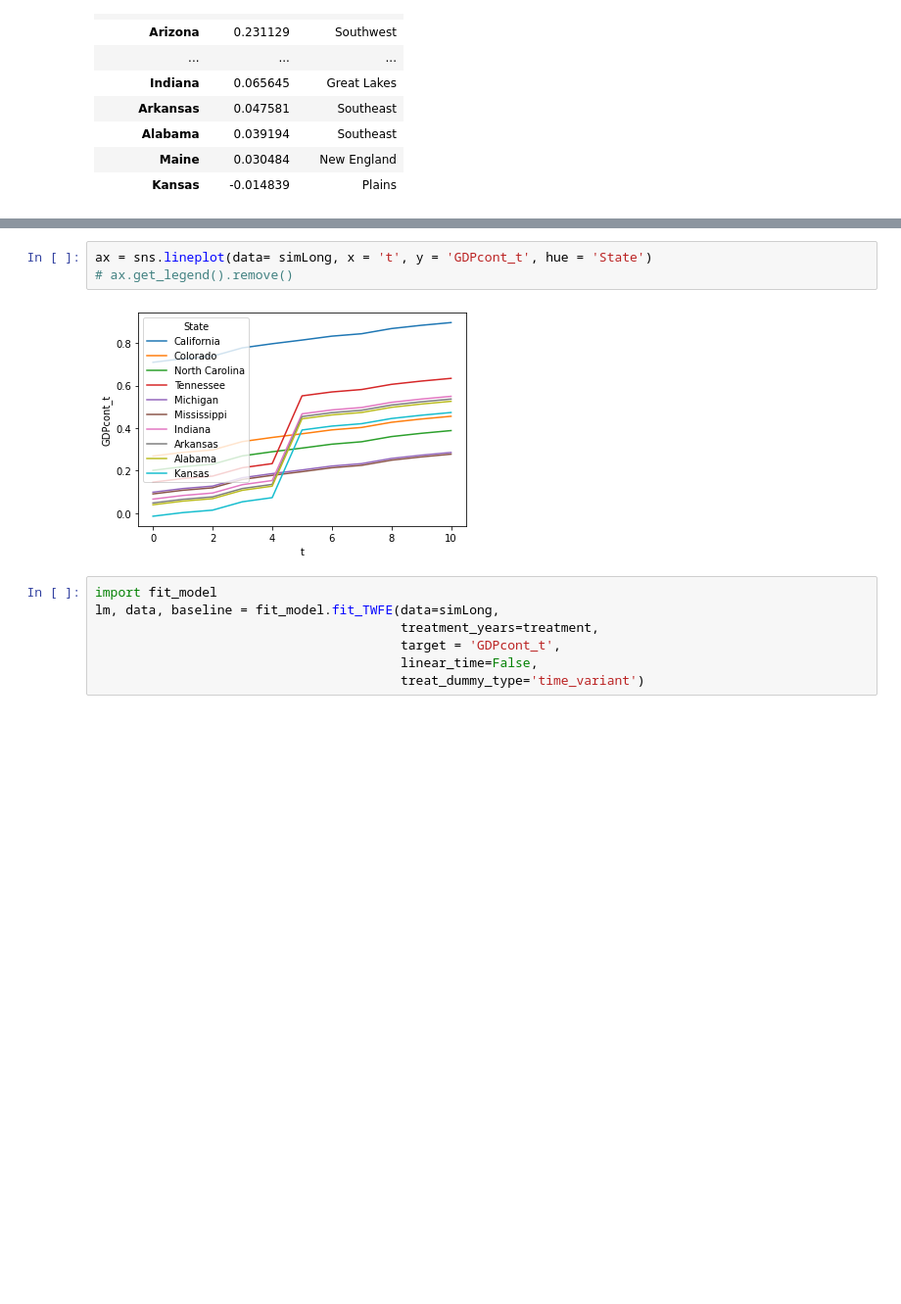
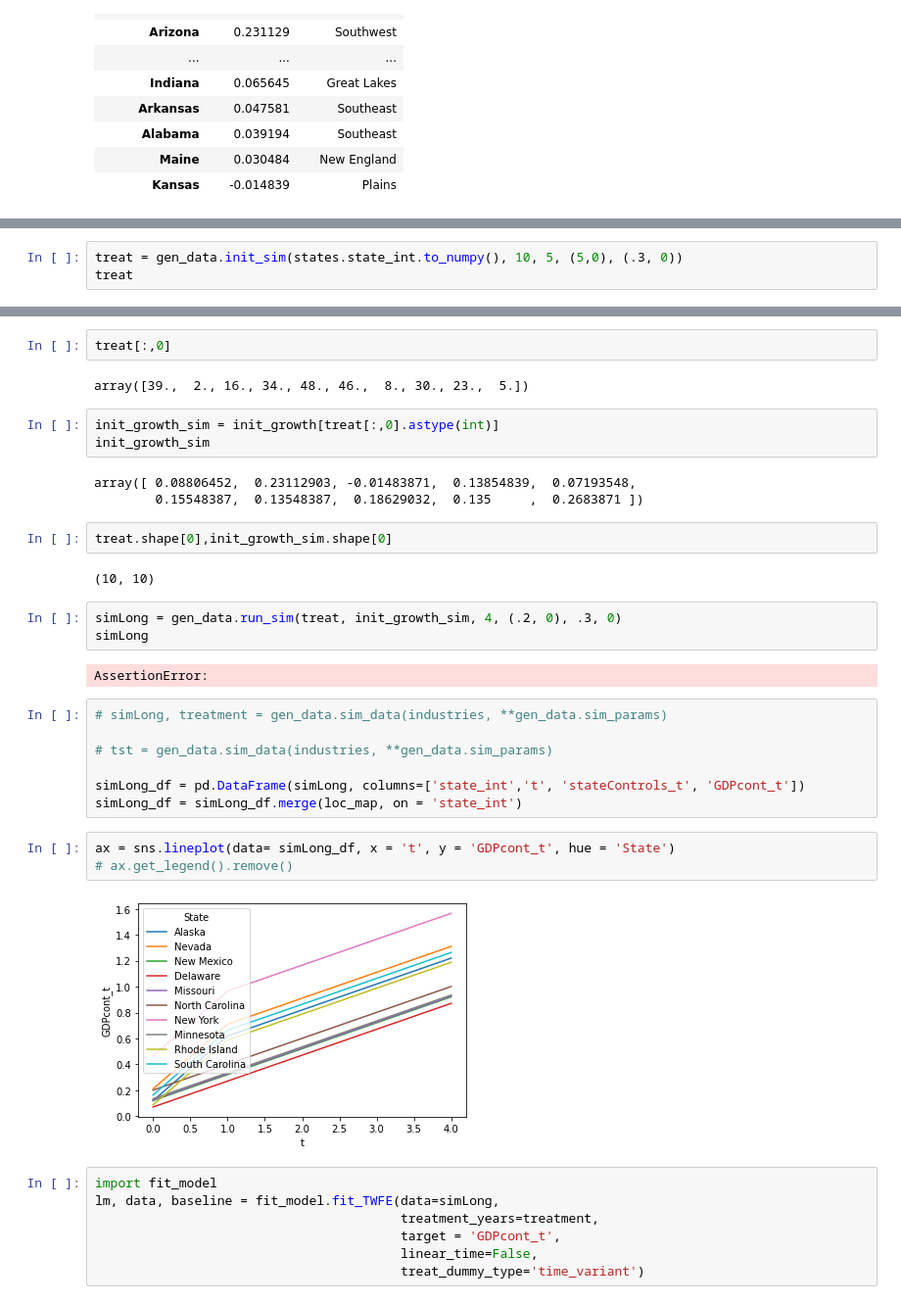
Before and after one commit to GondekNP/TreatmentBiasInvestigator, a Jupyter notebook: setup.ipynb, the cells around one changed output, grey strips where cells are left out. Shown at 98% size. Cells and saved outputs as stored; diff of their text form; blank space fills up the shorter version.

```diff
--- a/setup.ipynb
+++ b/setup.ipynb
@@ -91,0 +151,3 @@ simLong
+# %%
+treat = gen_data.init_sim(states.state_int.to_numpy(), 10, 5, (5,0), (.3, 0))
+treat
@@ -92,8 +165,34 @@ simLong
+# %%
+treat[:,0]
+# %% [output]
+array([39.,  2., 16., 34., 48., 46.,  8., 30., 23.,  5.])
+# %%
+init_growth_sim = init_growth[treat[:,0].astype(int)]
+init_growth_sim
+# %% [output]
+array([ 0.08806452,  0.23112903, -0.01483871,  0.13854839,  0.07193548,
+        0.15548387,  0.13548387,  0.18629032,  0.135     ,  0.2683871 ])
+# %%
+treat.shape[0],init_growth_sim.shape[0]
+# %% [output]
+(10, 10)
+# %%
+simLong = gen_data.run_sim(treat, init_growth_sim, 4, (.2, 0), .3, 0)
+simLong
+# %% [output]
+AssertionError:
+# %%
+# simLong, treatment = gen_data.sim_data(industries, **gen_data.sim_params)
+
+# tst = gen_data.sim_data(industries, **gen_data.sim_params)
+
+simLong_df = pd.DataFrame(simLong, columns=['state_int','t', 'stateControls_t', 'GDPcont_t'])
+simLong_df = simLong_df.merge(loc_map, on = 'state_int')
 # %%
-ax = sns.lineplot(data= simLong, x = 't', y = 'GDPcont_t', hue = 'State')
+ax = sns.lineplot(data= simLong_df, x = 't', y = 'GDPcont_t', hue = 'State')
 # ax.get_legend().remove()
 # %% [output]
-[figure, old version]
+[figure, new version]
 # %%
 import fit_model
 lm, data, baseline = fit_model.fit_TWFE(data=simLong,
```
Also changed, not shown: parts of 11 cells of this notebook, 1 other file.
